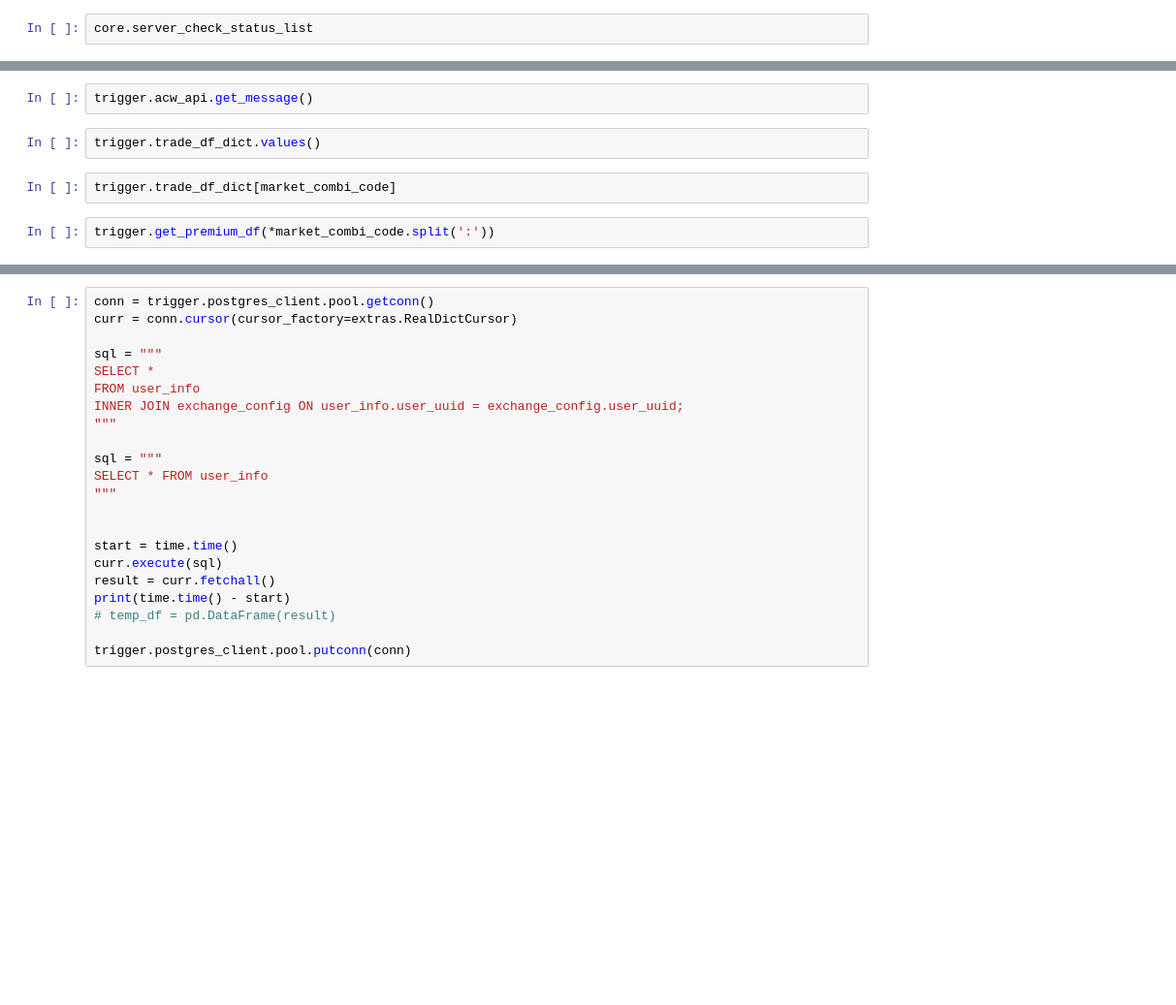
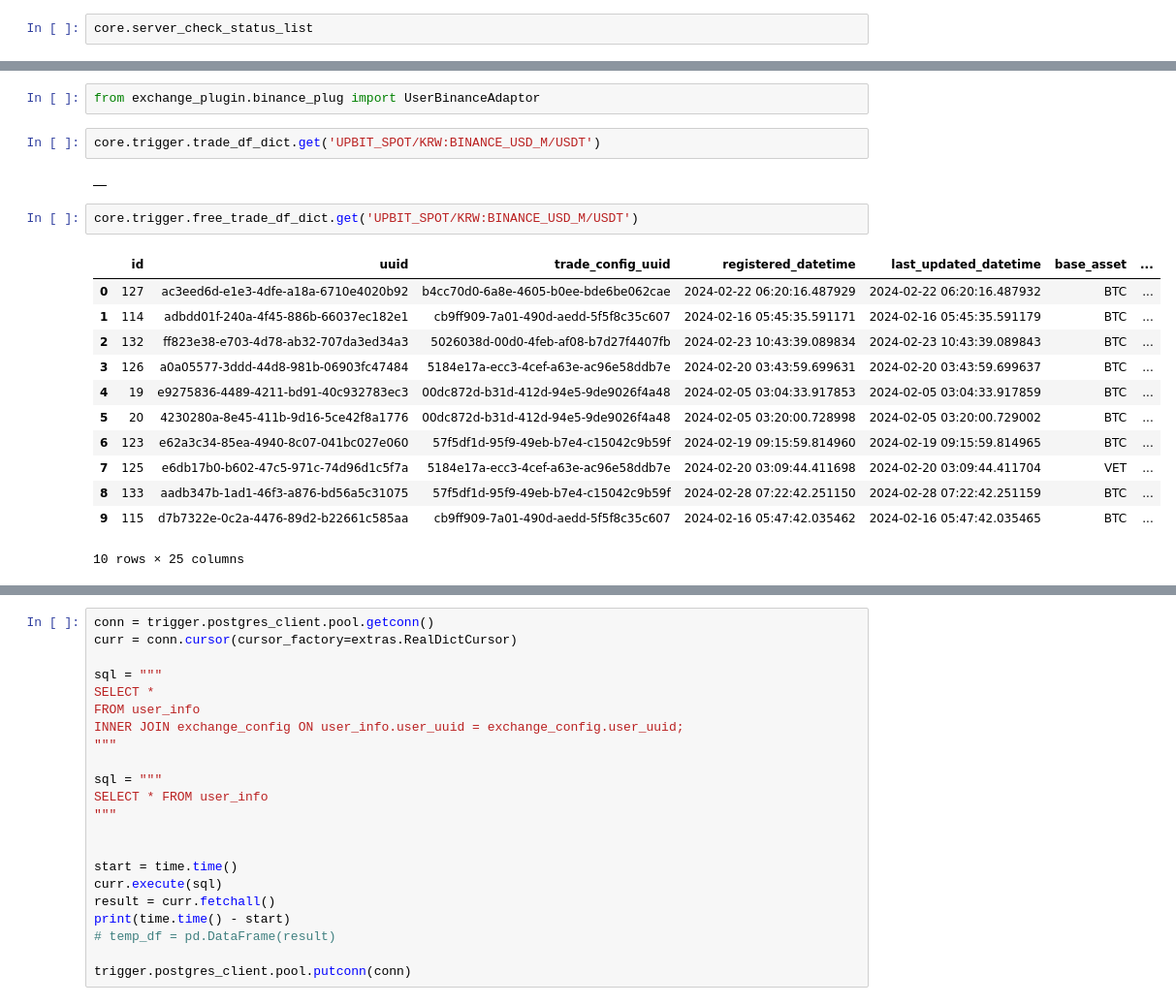
Before and after one commit to charlie115/act, a Jupyter notebook: test_trade_core.ipynb, the cells around one changed output, grey strips where cells are left out. Shown at 97% size. Drawn from its saved outputs; the diff is of its cells as text; blank space fills up the shorter version.

```diff
--- a/test_trade_core.ipynb
+++ b/test_trade_core.ipynb
@@ -383,8 +323,21 @@ InitDBClient|SCHEMA: trade_core already exists.
-# %%
-trigger.acw_api.get_message()
-# %%
-trigger.trade_df_dict.values()
-# %%
-trigger.trade_df_dict[market_combi_code]
-# %%
-trigger.get_premium_df(*market_combi_code.split(':'))
+# %%
+from exchange_plugin.binance_plug import UserBinanceAdaptor
+# %%
+core.trigger.trade_df_dict.get('UPBIT_SPOT/KRW:BINANCE_USD_M/USDT')
+# %% [output]
+|  |
+# %%
+core.trigger.free_trade_df_dict.get('UPBIT_SPOT/KRW:BINANCE_USD_M/USDT')
+# %% [output]
+|  | id | uuid | trade_config_uuid | registered_datetime | last_updated_datetime | base_asset | ... |
+| 0 | 127 | ac3eed6d-e1e3-4dfe-a18a-6710e4020b92 | b4cc70d0-6a8e-4605-b0ee-bde6be062cae | 2024-02-22 06:20:16.487929 | 2024-02-22 06:20:16.487932 | BTC | ... |
+| 1 | 114 | adbdd01f-240a-4f45-886b-66037ec182e1 | cb9ff909-7a01-490d-aedd-5f5f8c35c607 | 2024-02-16 05:45:35.591171 | 2024-02-16 05:45:35.591179 | BTC | ... |
+| 2 | 132 | ff823e38-e703-4d78-ab32-707da3ed34a3 | 5026038d-00d0-4feb-af08-b7d27f4407fb | 2024-02-23 10:43:39.089834 | 2024-02-23 10:43:39.089843 | BTC | ... |
+| 3 | 126 | a0a05577-3ddd-44d8-981b-06903fc47484 | 5184e17a-ecc3-4cef-a63e-ac96e58ddb7e | 2024-02-20 03:43:59.699631 | 2024-02-20 03:43:59.699637 | BTC | ... |
+| 4 | 19 | e9275836-4489-4211-bd91-40c932783ec3 | 00dc872d-b31d-412d-94e5-9de9026f4a48 | 2024-02-05 03:04:33.917853 | 2024-02-05 03:04:33.917859 | BTC | ... |
+| 5 | 20 | 4230280a-8e45-411b-9d16-5ce42f8a1776 | 00dc872d-b31d-412d-94e5-9de9026f4a48 | 2024-02-05 03:20:00.728998 | 2024-02-05 03:20:00.729002 | BTC | ... |
+| 6 | 123 | e62a3c34-85ea-4940-8c07-041bc027e060 | 57f5df1d-95f9-49eb-b7e4-c15042c9b59f | 2024-02-19 09:15:59.814960 | 2024-02-19 09:15:59.814965 | BTC | ... |
+| 7 | 125 | e6db17b0-b602-47c5-971c-74d96d1c5f7a | 5184e17a-ecc3-4cef-a63e-ac96e58ddb7e | 2024-02-20 03:09:44.411698 | 2024-02-20 03:09:44.411704 | VET | ... |
+| 8 | 133 | aadb347b-1ad1-46f3-a876-bd56a5c31075 | 57f5df1d-95f9-49eb-b7e4-c15042c9b59f | 2024-02-28 07:22:42.251150 | 2024-02-28 07:22:42.251159 | BTC | ... |
+| 9 | 115 | d7b7322e-0c2a-4476-89d2-b22661c585aa | cb9ff909-7a01-490d-aedd-5f5f8c35c607 | 2024-02-16 05:47:42.035462 | 2024-02-16 05:47:42.035465 | BTC | ... |
+10 rows × 25 columns
```
Also changed, not shown: parts of 11 cells of this notebook, 21 other files.
